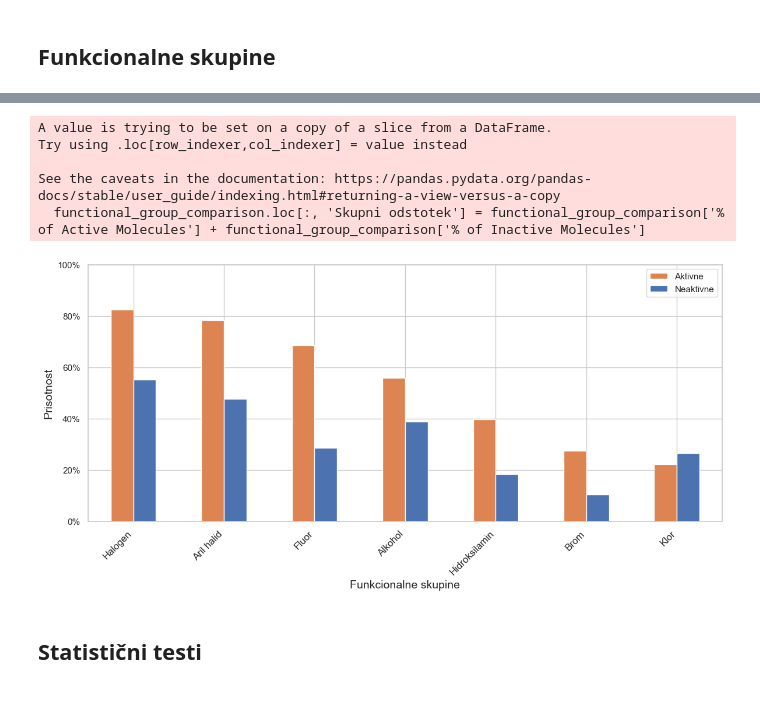
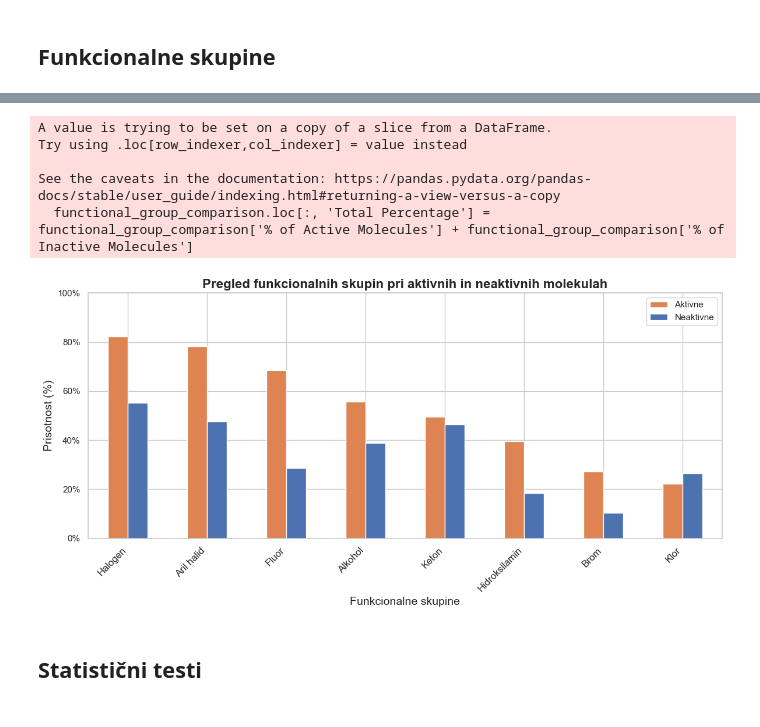
Before and after one commit to samo-n/ML-in-IDO1-drug-discovery, a Jupyter notebook: dir2/__1_3_analize_in_vizualizacije.ipynb, the cells around one changed output, grey strips where cells are left out. Cells and saved outputs as stored; diff of their text form; code cells hidden in the pictures.

```diff
--- a/dir2/__1_3_analize_in_vizualizacije.ipynb
+++ b/dir2/__1_3_analize_in_vizualizacije.ipynb
@@ -753,25 +755,26 @@ import matplotlib.pyplot as plt
 import seaborn as sns
 import pandas as pd
 
-# Predpostavimo, da je DataFrame 'functional_group_comparison' že naložen
-
-# Poskrbimo, da so stolpci s procenti številčni, s tem da uporabimo .loc
+# Ensure percentage columns are numeric
 functional_group_comparison.loc[:, '% of Active Molecules'] = pd.to_numeric(functional_group_comparison['% of Active Molecules'], errors='coerce')
 functional_group_comparison.loc[:, '% of Inactive Molecules'] = pd.to_numeric(functional_group_comparison['% of Inactive Molecules'], errors='coerce')
 
-# Odstranimo vrstice, kjer kateri koli odstotek ni številka (NaN) s .loc
+# Remove rows with NaN values in key columns
 functional_group_comparison.dropna(subset=['% of Active Molecules', '% of Inactive Molecules'], inplace=True)
 
-# Filtriramo podatke, da obdržimo samo vrstice, kjer je statistična razlika enaka 1
+# Filter for statistically significant differences (Statistical Diff == 1)
 functional_group_comparison = functional_group_comparison[functional_group_comparison['Statistical Diff'] == 1]
 
-# Dodamo stolpec za skupni odstotek (vsota aktivnih in neaktivnih molekul) z uporabo .loc
-functional_group_comparison.loc[:, 'Skupni odstotek'] = functional_group_comparison['% of Active Molecules'] + functional_group_comparison['% of Inactive Molecules']
+# Add a column for the total percentage (sum of active and inactive percentages)
+functional_group_comparison.loc[:, 'Total Percentage'] = functional_group_comparison['% of Active Molecules'] + functional_group_comparison['% of Inactive Molecules']
 
-# Filtriramo podatke, da obdržimo samo vrstice s skupnim odstotkom nad 25%
-filtrirani_podatki = functional_group_comparison[functional_group_comparison['Skupni odstotek'] > 25]
+# Filter to retain only rows with Total Percentage > 25%
+filtered_data = functional_group_comparison[functional_group_comparison['Total Percentage'] > 25]
 
-# Slovenski prevodi funkcionalnih skupin
+# Select top 8 functional groups with the highest % of Active Molecules
+filtered_data = filtered_data.sort_values(by='% of Active Molecules', ascending=False).head(8)
+
+# Slovenian translations for functional group names
 prevodi_skupin = {
     "Halogen": "Halogen",
     "Aryl Halide": "Aril halid",
@@ -779,57 +782,55 @@ prevodi_skupin = {
     "Alcohol": "Alkohol",
     "Ketone": "Keton",
     "Hydroxylamine": "Hidroksilamin",
     "Bromine": "Brom",
     "Chlorine": "Klor",
     "Imidazole": "Imidazol",
     "Amine": "Amin",
     "Thioether": "Tioeter",
     "Sulfonamide": "Sulfonamid",
     "Urea": "Urea",
     "Ester": "Ester"
 }
 
-# Nadomestimo angleška imena funkcionalnih skupin s slovenskimi
-filtrirani_podatki.loc[:, 'Functional Group'] = filtrirani_podatki['Functional Group'].replace(prevodi_skupin)
+# Apply translations
+filtered_data.loc[:, 'Functional Group'] = filtered_data['Functional Group'].replace(prevodi_skupin)
 
-# Preverimo, če imamo kakšne podatke po filtriranju
-if not filtrirani_podatki.empty:
-    # Pridobimo privzeto barvno paleto Seaborn
+# Check if there are any functional groups to plot
+if not filtered_data.empty:
+    # Set seaborn style
+    sns.set_style("whitegrid")
+
+    # Get seaborn color palette
     palette = sns.color_palette()
 
-    # Opomba:
-    # Stolpci so urejeni kot:
-    #   0: '% of Active Molecules'
-    #   1: '% of Inactive Molecules'
-    # Želimo, da:
-    #   - Aktivne molekule dobijo drugo barvo (palette[1])
-    #   - Neaktivne molekule dobijo prvo barvo (palette[0])
-    ax = filtrirani_podatki[['% of Active Molecules', '% of Inactive Molecules']] \
-        .set_index(filtrirani_podatki['Functional Group']) \
-        .plot(kind='bar', figsize=(12,6), color=[palette[1], palette[0]])
+    # Prepare the plot
+    ax = filtered_data[['% of Active Molecules', '% of Inactive Molecules']] \
+        .set_index(filtered_data['Functional Group']) \
+        .plot(kind='bar', figsize=(12, 6), color=[palette[1], palette[0]])
 
-    # Nastavimo naslov z večjim fontom in krepko pisavo
-    #plt.title("Pregled funkcionalnih skupin pri aktivnih in neaktivnih molekulah", fontsize=16, fontweight='bold')
+    # Titles and labels
+    plt.title("Pregled funkcionalnih skupin pri aktivnih in neaktivnih molekulah", fontsize=16, fontweight='bold')
     plt.xlabel("Funkcionalne skupine", fontsize=14)
+    plt.ylabel("Prisotnost (%)", fontsize=14)
+    ax.set_ylim(0, 100)  # Limit Y-axis from 0% to 100%
+    ax.yaxis.set_major_formatter(plt.FuncFormatter(lambda y, _: f'{y:.0f}%'))  # Format Y-axis as percentages
 
-    # Nastavimo y-aksis samo z "Prisotnost" in prikažemo številke kot odstotke
-    plt.ylabel("Prisotnost", fontsize=14)
-    ax.set_ylim(0, 100)  # Omejimo y-os na 0-100%
-    ax.yaxis.set_major_formatter(plt.FuncFormatter(lambda y, _: f'{y:.0f}%'))  # Formatiramo y-ose kot odstotke
-
+    # Add legend and improve layout
     plt.legend(["Aktivne", "Neaktivne"])
     plt.xticks(rotation=45, ha="right", fontsize=12)
     plt.tight_layout()
+
+    # Show plot
     plt.show()
 else:
     print("Ni funkcionalnih skupin s skupnim odstotkom nad 25% in statistično razliko 1.")
 # %% [output]
 A value is trying to be set on a copy of a slice from a DataFrame.
 Try using .loc[row_indexer,col_indexer] = value instead
 
 See the caveats in the documentation: https://pandas.pydata.org/pandas-docs/stable/user_guide/indexing.html#returning-a-view-versus-a-copy
-  functional_group_comparison.loc[:, 'Skupni odstotek'] = functional_group_comparison['% of Active Molecules'] + functional_group_comparison['% of Inactive Molecules']
+  functional_group_comparison.loc[:, 'Total Percentage'] = functional_group_comparison['% of Active Molecules'] + functional_group_comparison['% of Inactive Molecules']
-[figure, old version]
+[figure, new version]
 # %% [markdown]
 ##
 ## Statistični testi
```
Also changed, not shown: parts of 1 cell of this notebook.
